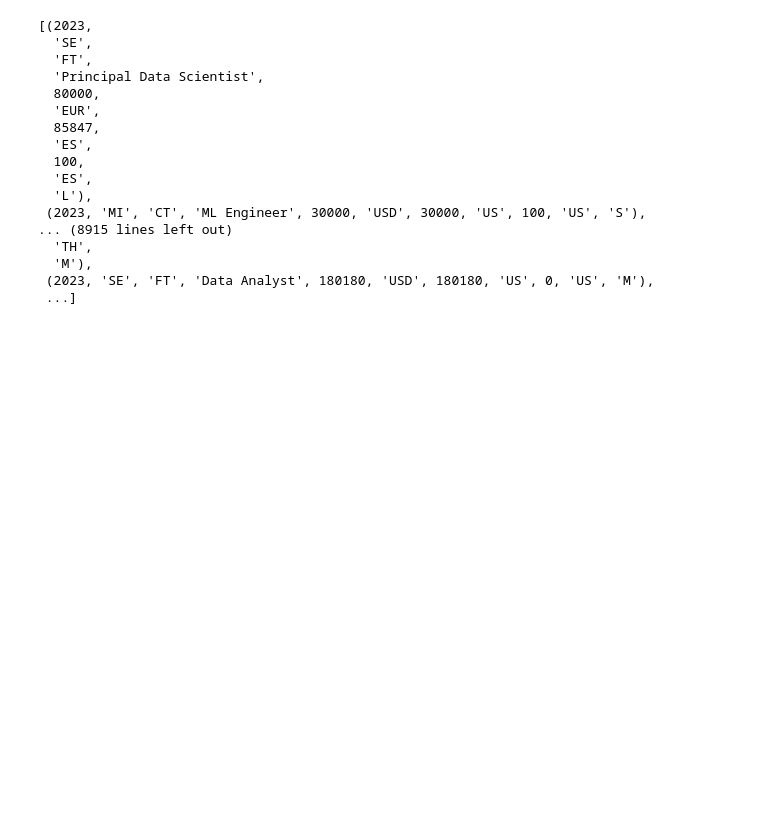
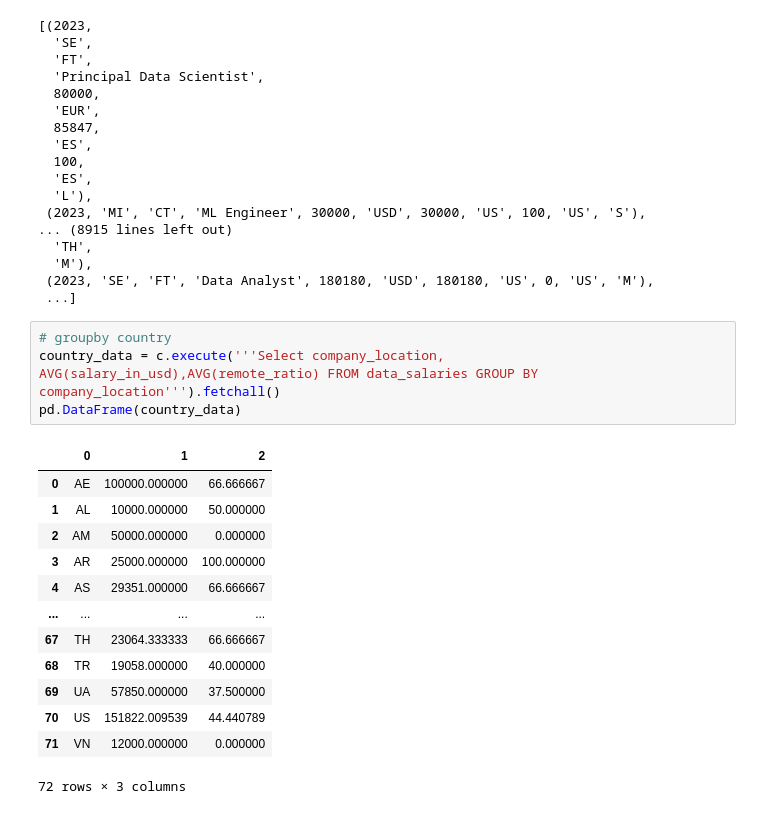
Before and after one commit to StanJohn04/DataScience_Salaries_Dashboard, a Jupyter notebook: sqlite conversion.ipynb, the cells around one changed output. Cells and saved outputs as stored; diff of their text form; blank space fills up the shorter version.

Commit message:
made country groupby query in jup

```diff
--- a/sqlite conversion.ipynb
+++ b/sqlite conversion.ipynb
@@ -31,3 +33,21 @@ data
   'M'),
  (2023, 'SE', 'FT', 'Data Analyst', 180180, 'USD', 180180, 'US', 0, 'US', 'M'),
  ...]
+# %%
+# groupby country
+country_data = c.execute('''Select company_location, AVG(salary_in_usd),AVG(remote_ratio) FROM data_salaries GROUP BY company_location''').fetchall()
+pd.DataFrame(country_data)
+# %% [output]
+|  | 0 | 1 | 2 |
+| 0 | AE | 100000.000000 | 66.666667 |
+| 1 | AL | 10000.000000 | 50.000000 |
+| 2 | AM | 50000.000000 | 0.000000 |
+| 3 | AR | 25000.000000 | 100.000000 |
+| 4 | AS | 29351.000000 | 66.666667 |
+| ... | ... | ... | ... |
+| 67 | TH | 23064.333333 | 66.666667 |
+| 68 | TR | 19058.000000 | 40.000000 |
+| 69 | UA | 57850.000000 | 37.500000 |
+| 70 | US | 151822.009539 | 44.440789 |
+| 71 | VN | 12000.000000 | 0.000000 |
+72 rows × 3 columns
```
Also changed, not shown: parts of 1 cell of this notebook, 2 other files.
